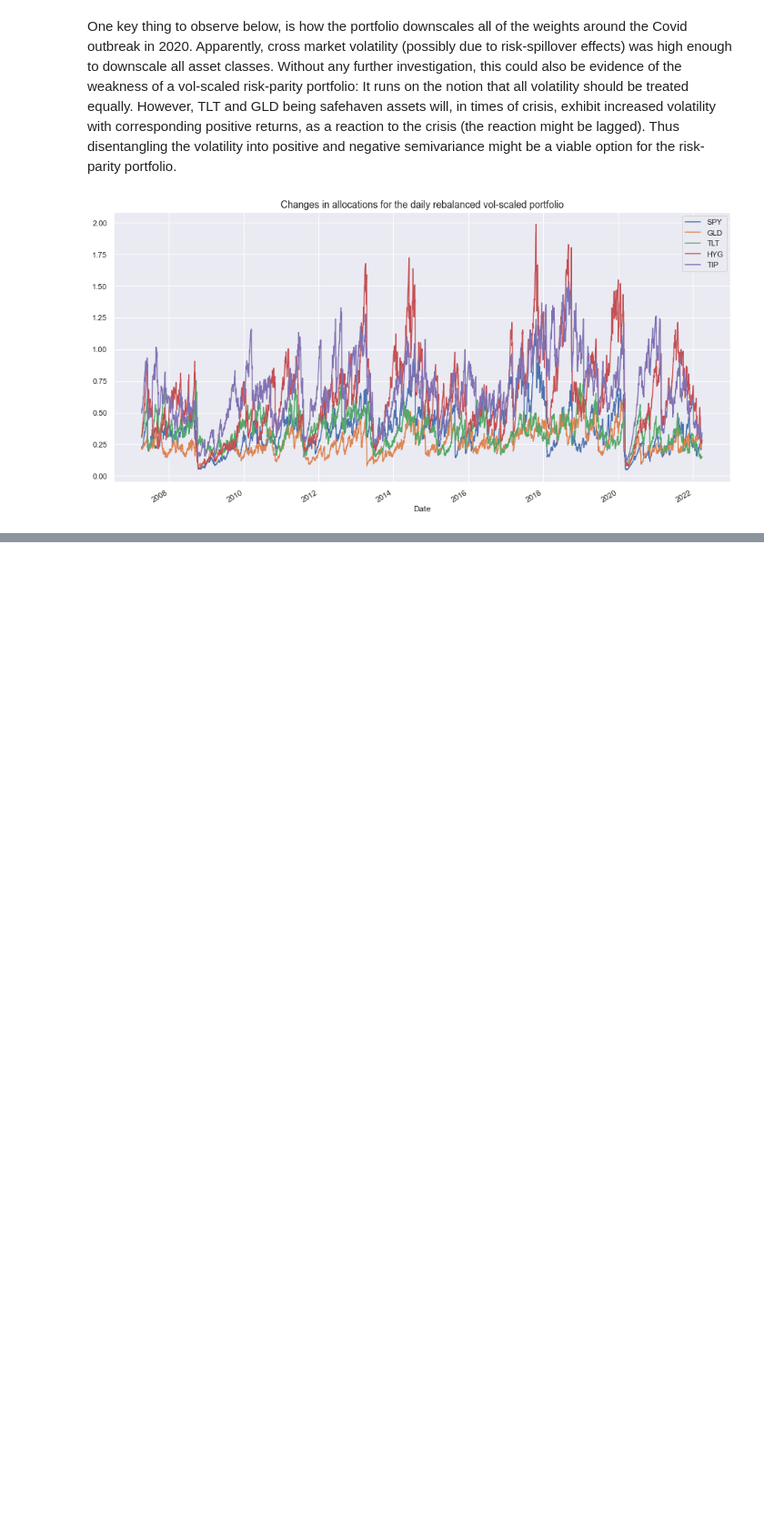
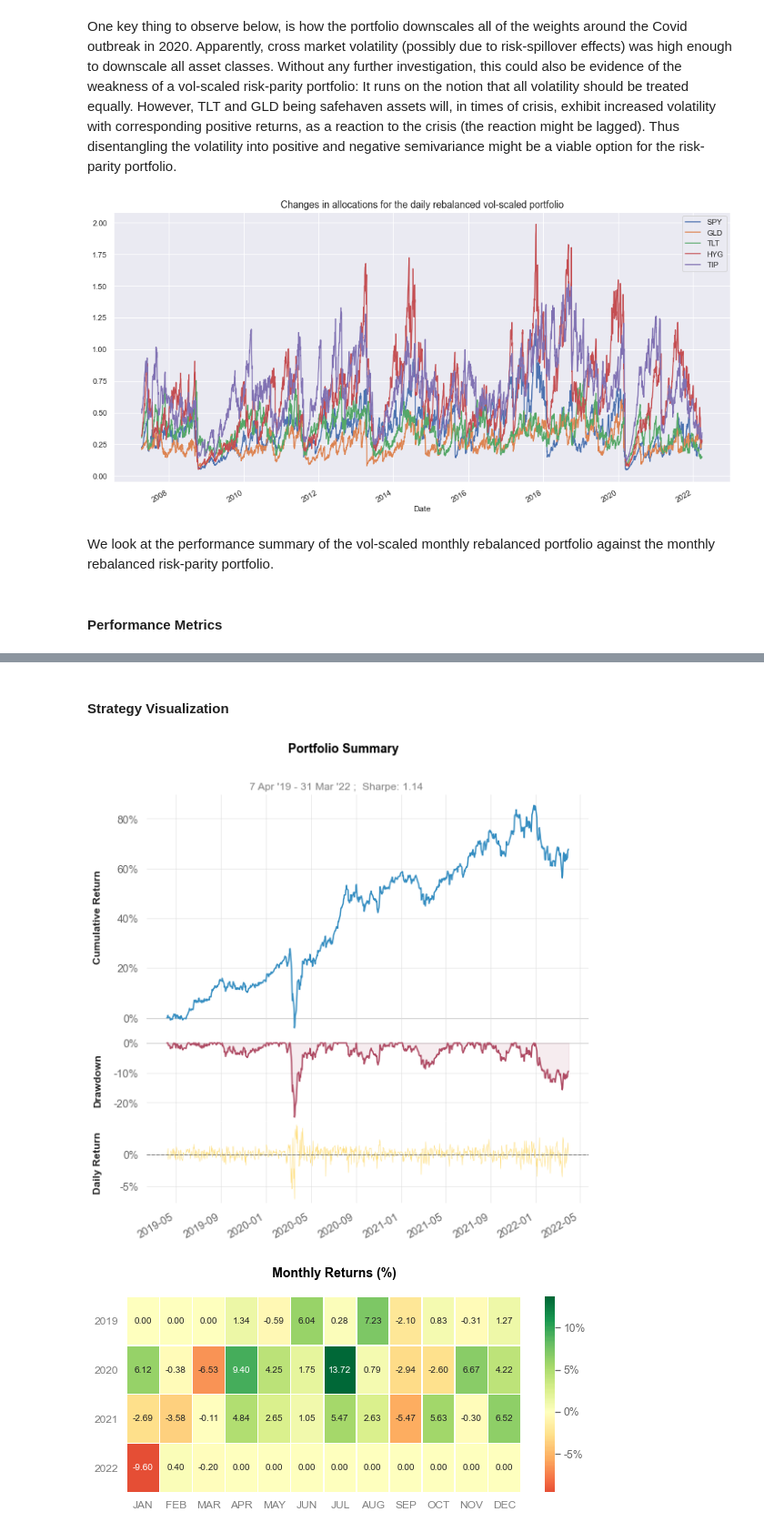
Before and after one commit to EdgyPanda/Python-Projects, a Jupyter notebook: RiskParity-Portfolio/RiskParity.ipynb, the cells around one changed output, grey strips where cells are left out. Shown: that part at 91% size. Drawn from its saved outputs; the diff is of its cells as text; code cells hidden in the pictures; blank space fills up the shorter version.

```diff
--- a/RiskParity-Portfolio/RiskParity.ipynb
+++ b/RiskParity-Portfolio/RiskParity.ipynb
@@ -435,0 +431,11 @@ plt.show()
+# %% [markdown]
+We look at the performance summary of the vol-scaled monthly rebalanced portfolio against the monthly rebalanced risk-parity portfolio.
+# %%
+import quantstats as qs
+
+# do it on testset linreturns only.
+
+PortReturnsLevRiskParity_monthly_Series = pd.Series(PortReturnsLevRiskParity_monthly, index = LinDF.index).loc[TestLinReturns.index[0]:, ]
+qs.reports.basic(PortReturnsLevRiskParity_monthly_Series)
+# %% [output]
+Performance Metrics
@@ -435,0 +459,3 @@ plt.show()
+Strategy Visualization
+[figure, added]
+[figure, added]
```
Also changed, not shown: parts of 3 cells of this notebook.
